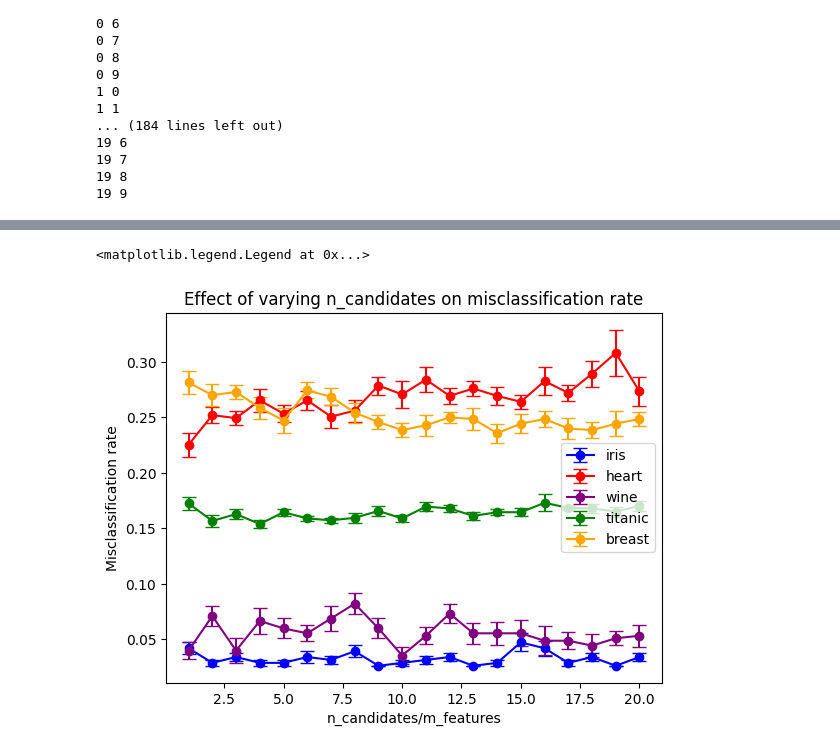
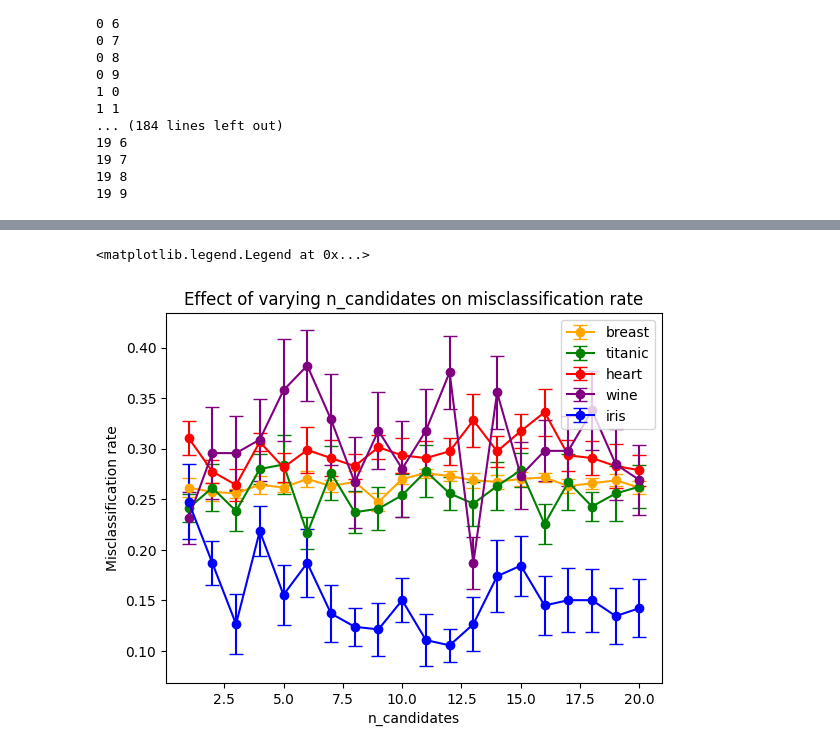
Before and after one commit to liyiyan128/M2R-random-forests, a Jupyter notebook: simulations/vary_n_candidates.ipynb, the cells around one changed output, grey strips where cells are left out. Drawn from its saved outputs; the diff is of its cells as text; code cells hidden in the pictures.

```diff
--- a/simulations/vary_n_candidates.ipynb
+++ b/simulations/vary_n_candidates.ipynb
@@ -187,11 +255,50 @@ po.close()
+# %%
+dataset = "heart"
+X_train, X_test, y_train, y_test, ftype = datasets[dataset]
+result = np.empty((len(ncandidates), nexp), dtype=float)
+m_feats = 1
+np.random.seed(1)
+for i, n_cand in enumerate(ncandidates):
+    for j in range(nexp):
+        # print(i, j)
+        random_forest = rf.RandomForest(n_trees=ntree, n_candidates=n_cand, max_depth=3)
+        random_forest.fit(X_train, y_train, feature_type=ftype, m_features=m_feats)
+        result[i, j] = misclass_rate(random_forest.predict(X_test), y_test)
+resultsm1[dataset] = result
+# %%
+dataset = "wine"
+X_train, X_test, y_train, y_test, ftype = datasets[dataset]
+result = np.empty((len(ncandidates), nexp), dtype=float)
+m_feats = 1
+np.random.seed(1)
+for i, n_cand in enumerate(ncandidates):
+    for j in range(nexp):
+        # print(i, j)
+        random_forest = rf.RandomForest(n_trees=ntree, n_candidates=n_cand, max_depth=3)
+        random_forest.fit(X_train, y_train, feature_type=ftype, m_features=m_feats)
+        result[i, j] = misclass_rate(random_forest.predict(X_test), y_test)
+resultsm1[dataset] = result
+# %%
+dataset = "iris"
+X_train, X_test, y_train, y_test, ftype = datasets[dataset]
+result = np.empty((len(ncandidates), nexp), dtype=float)
+m_feats = 1
+np.random.seed(1)
+for i, n_cand in enumerate(ncandidates):
+    for j in range(nexp):
+        # print(i, j)
+        random_forest = rf.RandomForest(n_trees=ntree, n_candidates=n_cand, max_depth=3)
+        random_forest.fit(X_train, y_train, feature_type=ftype, m_features=m_feats)
+        result[i, j] = misclass_rate(random_forest.predict(X_test), y_test)
+resultsm1[dataset] = result
 # %%
-mean_sd = get_mean_sd(results)
+mean_sd = get_mean_sd(resultsm1)
 for dataset, m_sd in mean_sd.items():
     plt.errorbar(ncandidates, m_sd[:, 0], yerr=m_sd[:, 1]/np.sqrt(nexp), label=dataset, capsize=5, fmt="o-", c=cmap[dataset])
-plt.xlabel("n_candidates/m_features")
+plt.xlabel("n_candidates")
 plt.ylabel("Misclassification rate")
 plt.title("Effect of varying n_candidates on misclassification rate")
 plt.legend()
 # %% [output]
 <matplotlib.legend.Legend at 0x...>
-[figure, old version]
+[figure, new version]
```
Also changed, not shown: parts of 7 cells of this notebook, 17 other files.
